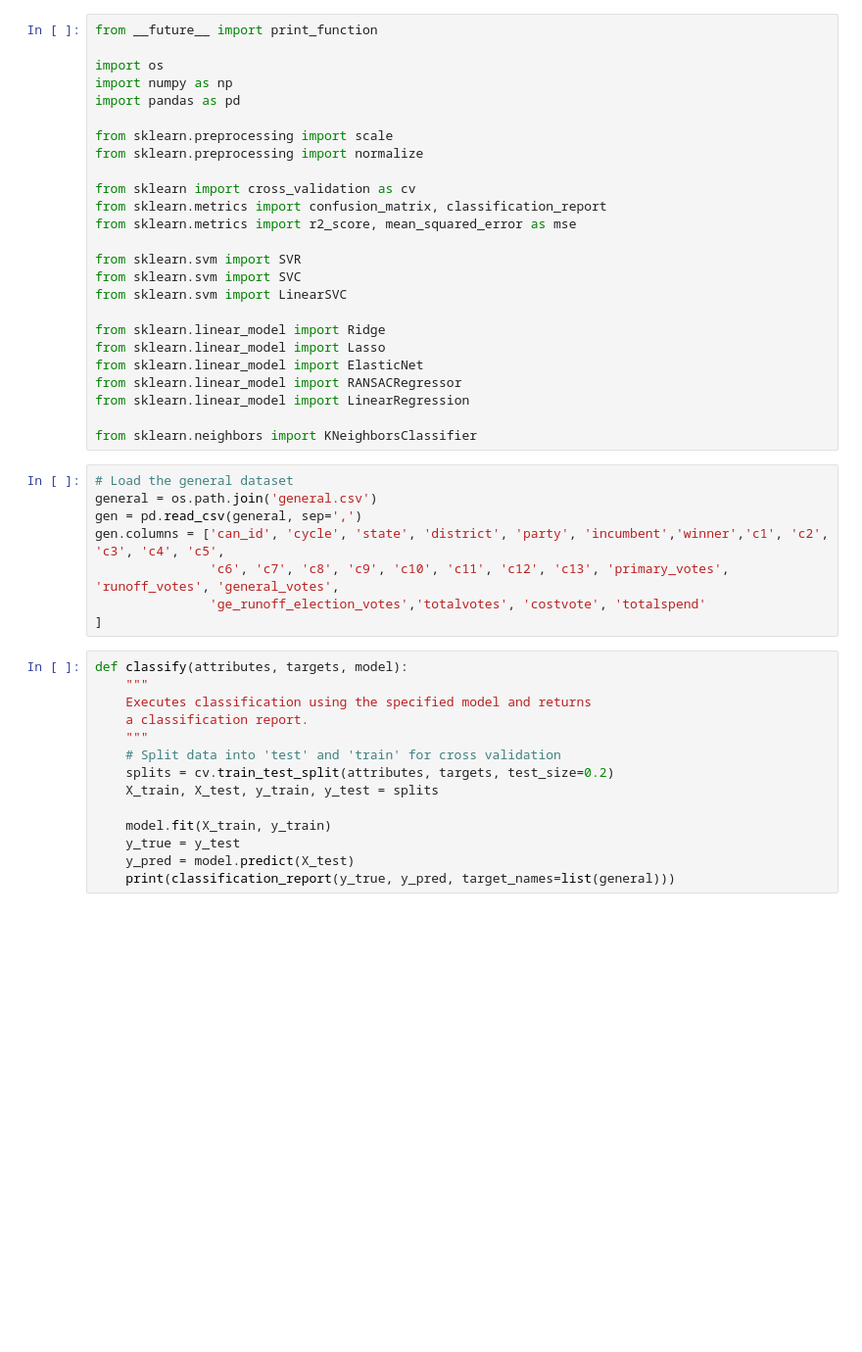
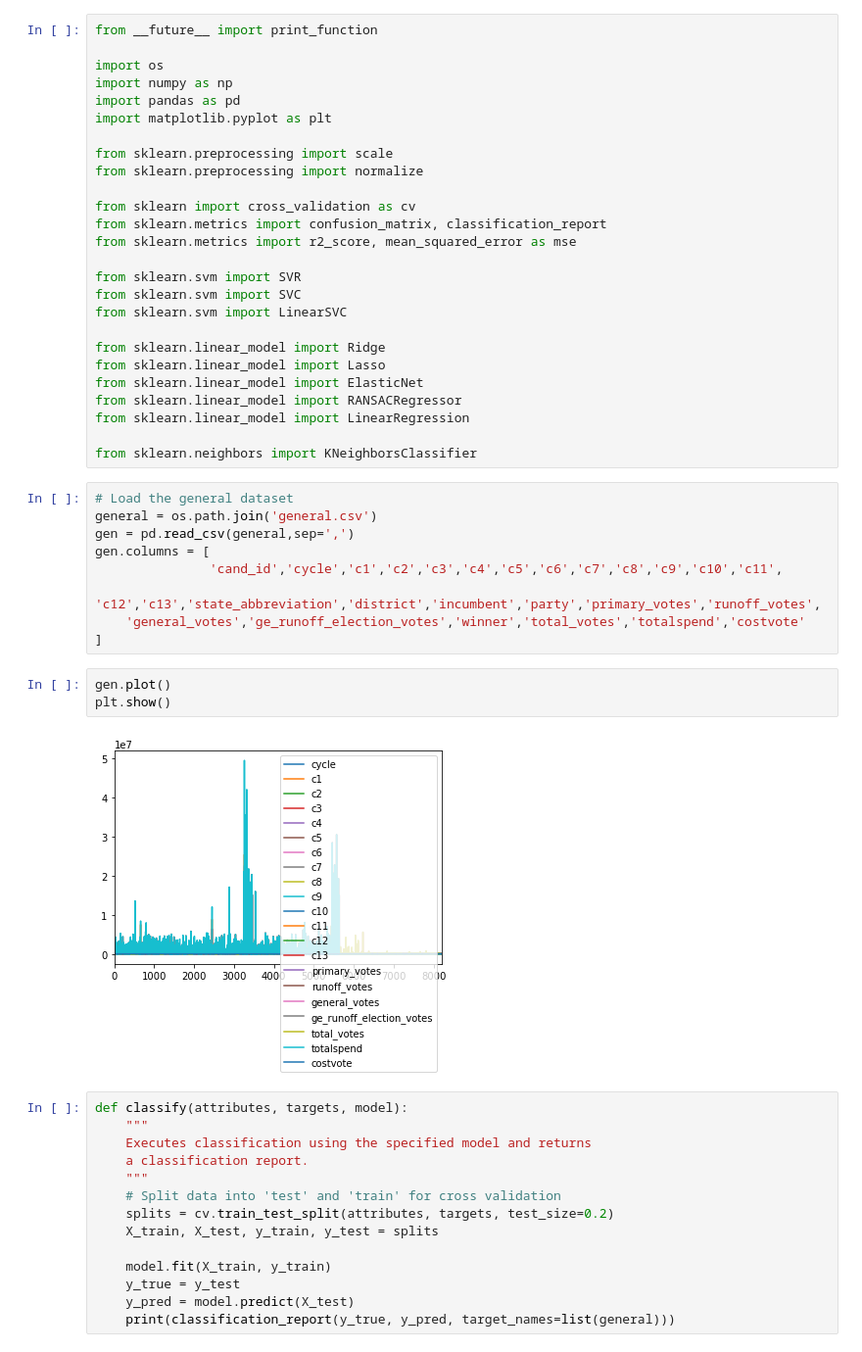
Before and after one commit to georgetown-analytics/four-thirty-five, a Jupyter notebook: 435_vis.ipynb, the cells around one changed output. Shown at 98% size. Cells and saved outputs as stored; diff of their text form; blank space fills up the shorter version.

```diff
--- a/435_vis.ipynb
+++ b/435_vis.ipynb
@@ -4,6 +4,7 @@ from __future__ import print_function
 import os
 import numpy as np
 import pandas as pd
+import matplotlib.pyplot as plt
 
 from sklearn.preprocessing import scale
 from sklearn.preprocessing import normalize
@@ -26,11 +27,17 @@ from sklearn.neighbors import KNeighborsClassifier
 # %%
 # Load the general dataset
 general = os.path.join('general.csv')
-gen = pd.read_csv(general, sep=',')
-gen.columns = ['can_id', 'cycle', 'state', 'district', 'party', 'incumbent','winner','c1', 'c2', 'c3', 'c4', 'c5',
-               'c6', 'c7', 'c8', 'c9', 'c10', 'c11', 'c12', 'c13', 'primary_votes', 'runoff_votes', 'general_votes',
-               'ge_runoff_election_votes','totalvotes', 'costvote', 'totalspend'
+gen = pd.read_csv(general,sep=',')
+gen.columns = [
+               'cand_id','cycle','c1','c2','c3','c4','c5','c6','c7','c8','c9','c10','c11',
+    'c12','c13','state_abbreviation','district','incumbent','party','primary_votes','runoff_votes',
+    'general_votes','ge_runoff_election_votes','winner','total_votes','totalspend','costvote'
 ]
+# %%
+gen.plot()
+plt.show()
+# %% [output]
+[figure, added]
 # %%
 def classify(attributes, targets, model):
     """
```
Also changed, not shown: parts of 36 cells of this notebook.
